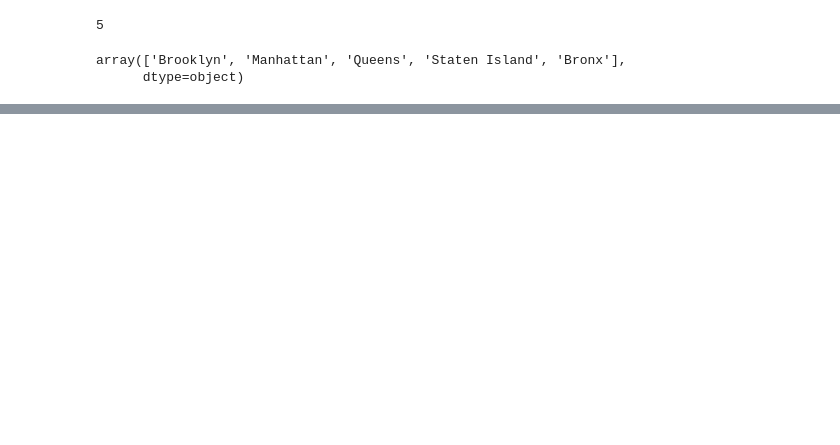
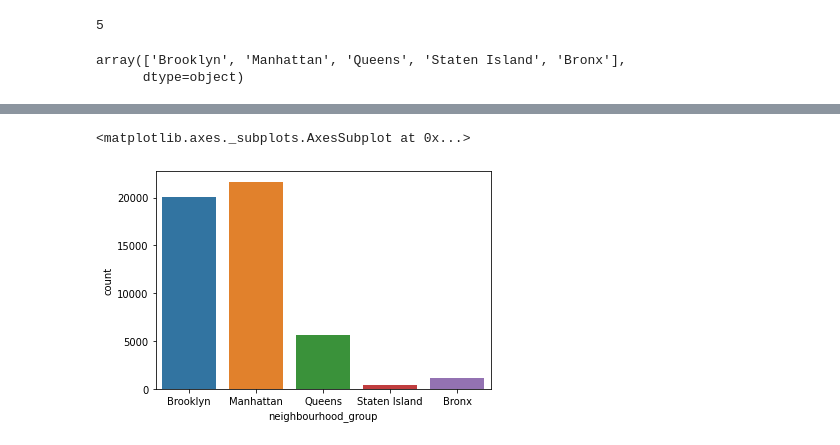
Before and after one commit to Kondasagar/EDA-on-Air_bnb-bookings, a Jupyter notebook: Vidyasagr_Airbnb_Bookings_Analysis_Capstone_Project.ipynb, the cells around one changed output, grey strips where cells are left out. Cells and saved outputs as stored; diff of their text form; code cells hidden in the pictures; blank space fills up the shorter version.

```diff
--- a/Vidyasagr_Airbnb_Bookings_Analysis_Capstone_Project.ipynb
+++ b/Vidyasagr_Airbnb_Bookings_Analysis_Capstone_Project.ipynb
@@ -214,0 +234,6 @@ array(['Brooklyn', 'Manhattan', 'Queens', 'Staten Island', 'Bronx'],
+# %%
+# distict neighbourhood_group are five. So we can get count plot for these 5 categories.
+sns.countplot(x='neighbourhood_group',data=df_1)
+# %% [output]
+<matplotlib.axes._subplots.AxesSubplot at 0x...>
+[figure, added]
```
Also changed, not shown: parts of 13 cells of this notebook.
